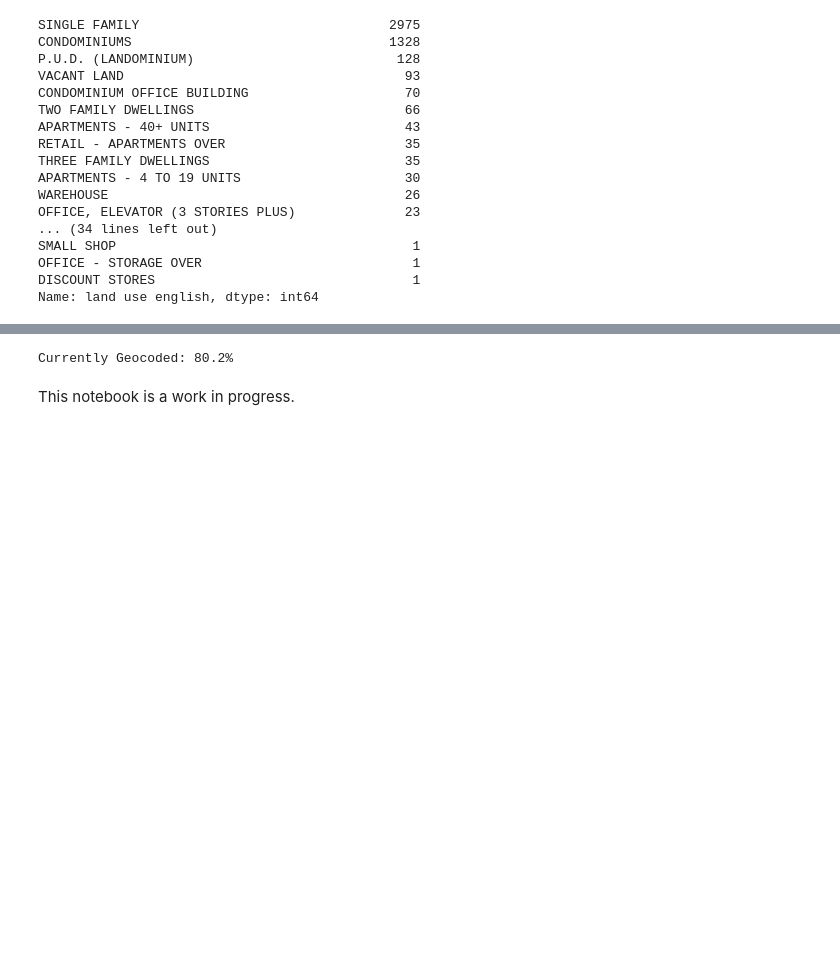
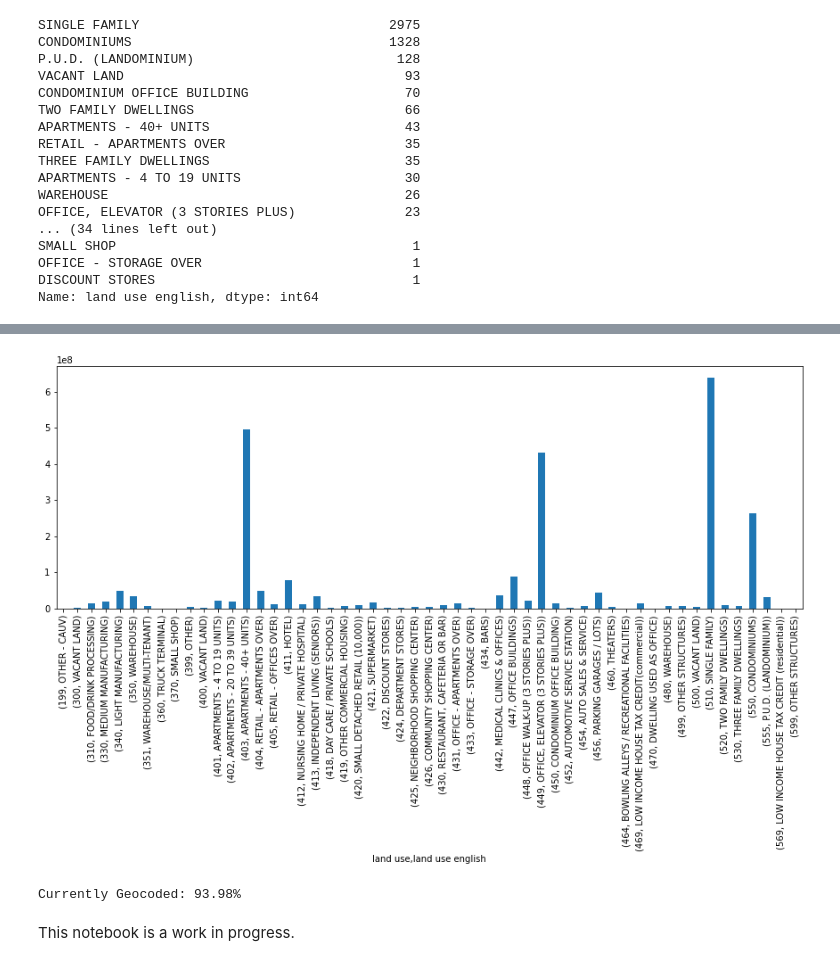
Before and after one commit to CincyBC/Abatement-Maps, a Jupyter notebook: Abatement Heatmap.ipynb, the cells around one changed output, grey strips where cells are left out. Saved outputs shown, nothing was run; the diff lists cells and outputs as text; code cells hidden in the pictures; blank space fills up the shorter version.

```diff
--- a/Abatement Heatmap.ipynb
+++ b/Abatement Heatmap.ipynb
@@ -58,3 +59,8 @@ SMALL SHOP                                      1
 OFFICE - STORAGE OVER                           1
 DISCOUNT STORES                                 1
 Name: land use english, dtype: int64
+# %%
+# Get the total abatement value by each land use category
+aggregates = currentabatement[['land use', 'land use english', 'abatement_value']]
+aggregates = aggregates.groupby(['land use', 'land use english'])['abatement_value'].sum()
+aggregates.head(50)
@@ -61,6 +85,11 @@ Name: land use english, dtype: int64
+# %%
+# Plot them
+ax = aggregates.plot.bar(x='land use', y='abatement_value', figsize=(15,5))
+# %% [output]
+[figure, added]
 # %%
 #Filter all of the single family properties out of the list
-single_family = currentabatement[currentabatement['land use'] == 510]
+single_family = currentabatement[currentabatement['land use'] == 510].reset_index()
 #Check how many failed to geocode
 fails = single_family.latitude.isnull().sum()
 #out of how many total
@@ -69,4 +98,4 @@ total = len(single_family)
 rate = 100 - round((fails / total), 4) * 100
 print('Currently Geocoded: {}%'.format(rate))
 # %% [output]
-Currently Geocoded: 80.2%
+Currently Geocoded: 93.98%
```
Also changed, not shown: parts of 10 cells of this notebook.
